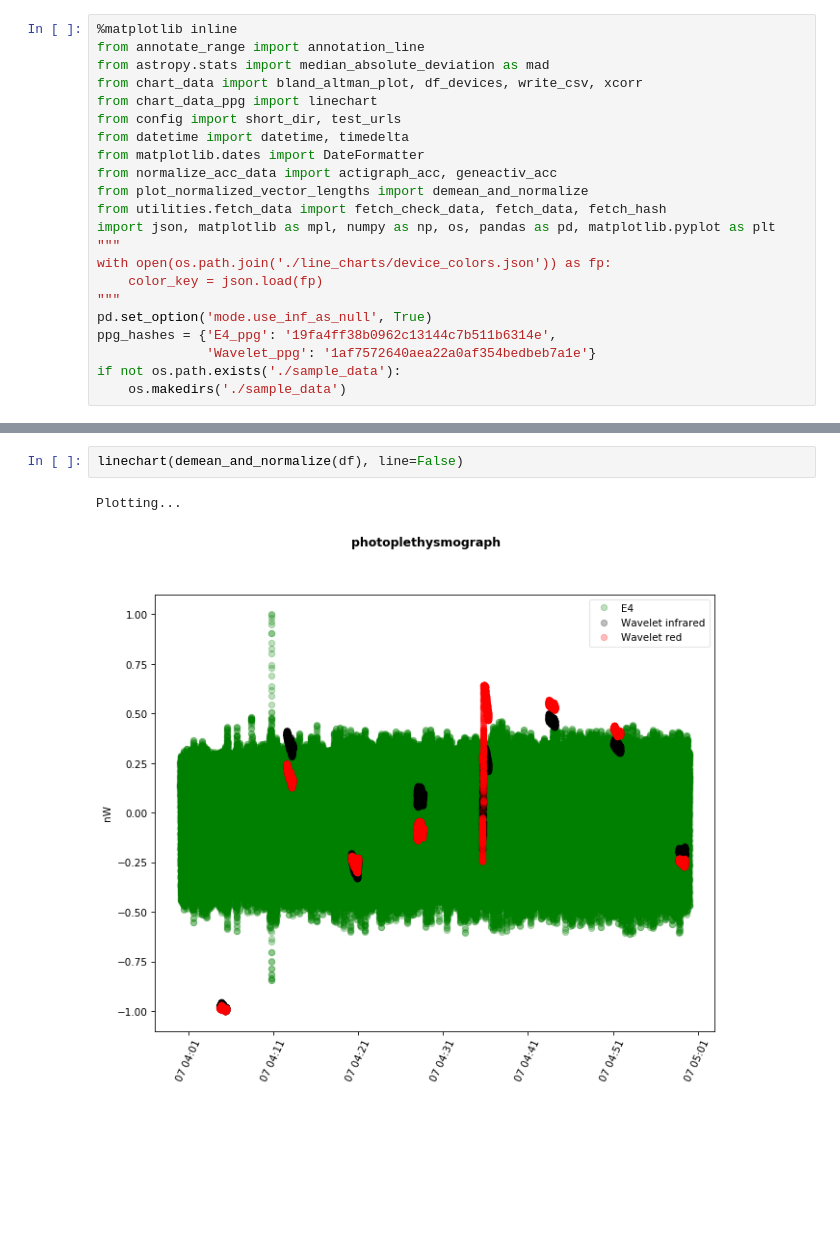
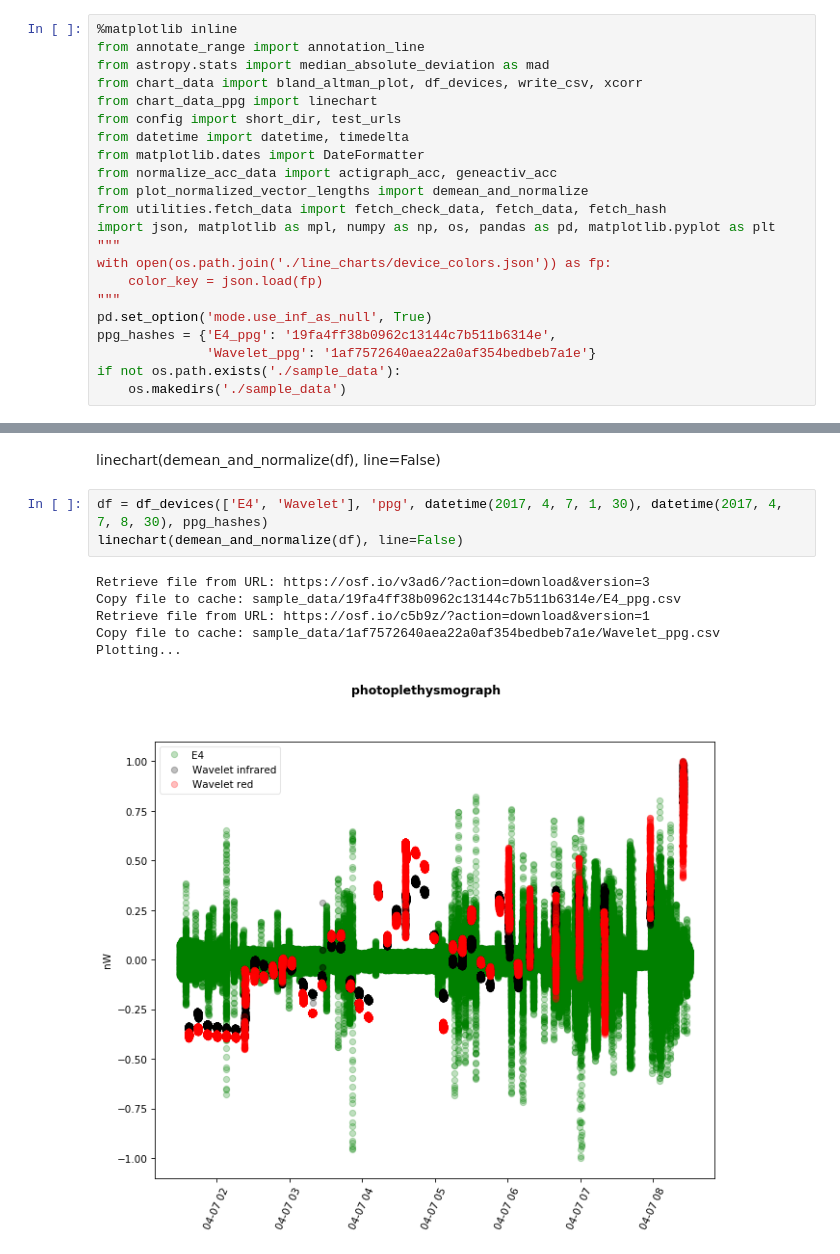
Before and after one commit to ChildMindInstitute/Healthy-Brain-Network-wearable-evaluation, a Jupyter notebook: ppg.ipynb, the cells around one changed output, grey strips where cells are left out. Drawn from its saved outputs; the diff is of its cells as text; blank space fills up the shorter version.

Commit message:
slice ppg data

```diff
--- a/ppg.ipynb
+++ b/ppg.ipynb
@@ -63,5 +57,12 @@ WRvalues_shifted = WRvalues[shift_EW:WRvalues.shape[0]]
-# %%
-linechart(demean_and_normalize(df), line=False)
-# %% [output]
-Plotting...
-[figure, removed]
+# %% [markdown]
+linechart(demean_and_normalize(df), line=False)
+# %%
+df = df_devices(['E4', 'Wavelet'], 'ppg', datetime(2017, 4, 7, 1, 30), datetime(2017, 4, 7, 8, 30), ppg_hashes)
+linechart(demean_and_normalize(df), line=False)
+# %% [output]
+Retrieve file from URL: https://osf.io/v3ad6/?action=download&version=3
+Copy file to cache: sample_data/19fa4ff38b0962c13144c7b511b6314e/E4_ppg.csv
+Retrieve file from URL: https://osf.io/c5b9z/?action=download&version=1
+Copy file to cache: sample_data/1af7572640aea22a0af354bedbeb7a1e/Wavelet_ppg.csv
+Plotting...
+[figure, added]
```
Also changed, not shown: parts of 15 cells of this notebook.
